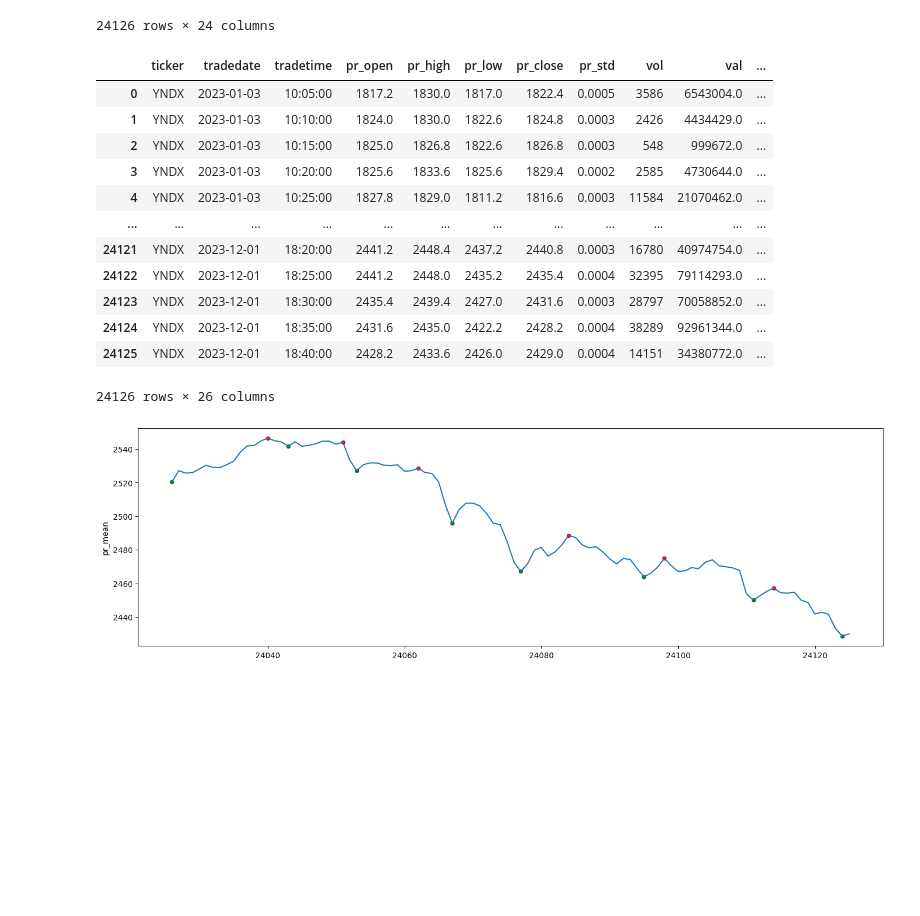
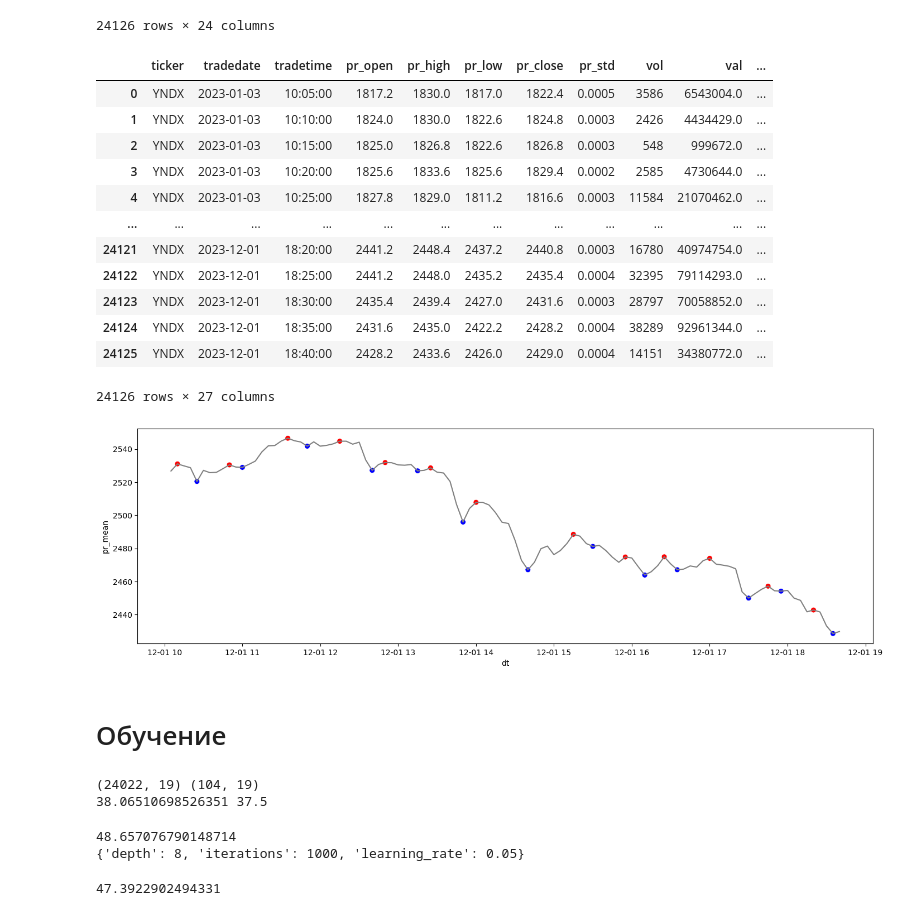
Before and after one commit to slivka83/algopack_simple_bot, a Jupyter notebook: notebooks/Model.ipynb, the cells around one changed output. Saved outputs shown, nothing was run; the diff lists cells and outputs as text; code cells hidden in the pictures; blank space fills up the shorter version.

```diff
--- a/notebooks/Model.ipynb
+++ b/notebooks/Model.ipynb
@@ -98,9 +117,12 @@ df['peak'] = df['peak'].fillna(0).astype(int)
 
 peaks, _ = find_peaks(0 - df['pr_mean'], distance=dist)
 temp = pd.DataFrame(index=peaks)
-temp['trough'] = 1
+temp['trough'] = 2
 df = df.join(temp)
 df['trough'] = df['trough'].fillna(0).astype(int)
+
+
+df['target'] = df[['trough','peak']].max(axis=1)
 # %%
 df
 # %% [output]
@@ -116,12 +138,17 @@ df
 | 24123 | YNDX | 2023-12-01 | 18:30:00 | 2435.4 | 2439.4 | 2427.0 | 2431.6 | 0.0003 | 28797 | 70058852.0 | ... |
 | 24124 | YNDX | 2023-12-01 | 18:35:00 | 2431.6 | 2435.0 | 2422.2 | 2428.2 | 0.0004 | 38289 | 92961344.0 | ... |
 | 24125 | YNDX | 2023-12-01 | 18:40:00 | 2428.2 | 2433.6 | 2426.0 | 2429.0 | 0.0004 | 14151 | 34380772.0 | ... |
-24126 rows × 26 columns
+24126 rows × 27 columns
+# %%
+df['dt'] = df[['tradedate','tradetime']].astype(str).apply(lambda row: row['tradedate'] + ' ' + row['tradetime'], axis=1)
+df['dt'] = pd.to_datetime(df['dt'])
 # %%
-temp = df[['pr_mean','peak','trough']][-100:]
+temp = df[['dt','tradetime','target','pr_mean']][-104:]
 plt.figure(figsize=(17,5))
-sns.lineplot(temp['pr_mean']);
-sns.scatterplot(temp.query('peak == 1')['pr_mean'], color='r');
-sns.scatterplot(temp.query('trough == 1')['pr_mean'], color='g');
+sns.lineplot(x=temp['dt'], y=temp['pr_mean'], c='grey')
+colors = temp.query('target > 0')['target'].map({1:'red',2:'blue'}).to_list()
+sns.scatterplot(x=temp.query('target > 0')['dt'], y=temp.query('target > 0')['pr_mean'], c=colors, s=50);
 # %% [output]
-[figure, old version]
+[figure, new version]
+# %% [markdown]
+# Обучение
@@ -127,0 +167,39 @@ sns.scatterplot(temp.query('trough == 1')['pr_mean'], color='g');
+# %%
+drop_cols = ['ticker','tradedate','tradetime','systime','pr_mean','peak','trough','target']
+f_cols = [col for col in df.columns if col not in drop_cols]
+
+train = df[df['tradedate'].astype('str') < '2023-12-01']
+test = df[df['tradedate'].astype('str') == '2023-12-01']
+
+X_train, y_train = train[f_cols], train['target']
+X_test, y_test = test[f_cols], test['target']
+
+print(X_train.shape, X_test.shape)
+print(y_train.mean() * 100, y_test.mean() * 100)
+# %% [output]
+(24022, 19) (104, 19)
+38.06510698526351 37.5
+# %%
+params = {
+    'iterations': [1000],
+    'learning_rate': [0.1, 0.05, 0.01],
+    'depth': [6, 8]}
+
+clf = CatBoostClassifier(logging_level='Silent', random_seed=42)
+model = GridSearchCV(
+    clf,
+    params,
+    scoring='precision_macro',
+    cv=TimeSeriesSplit(n_splits=5))
+model.fit(X_train, y_train)
+
+print(model.best_score_ * 100)
+print(model.best_params_)
+# %% [output]
+48.657076790148714
+{'depth': 8, 'iterations': 1000, 'learning_rate': 0.05}
+# %%
+y_pred = model.predict(X_test)
+precision_score(y_test, y_pred, average='macro') * 100
+# %% [output]
+47.3922902494331
```
Also changed, not shown: parts of 19 cells of this notebook, 9 other files.
